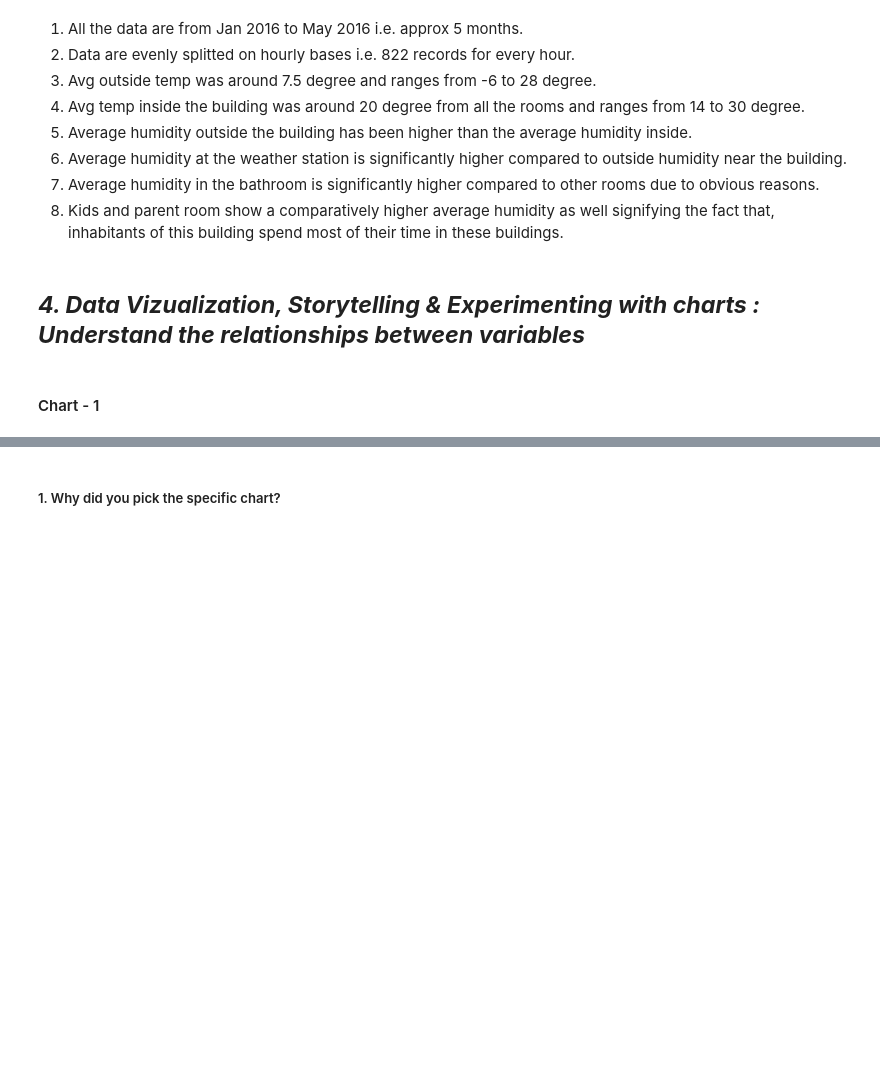
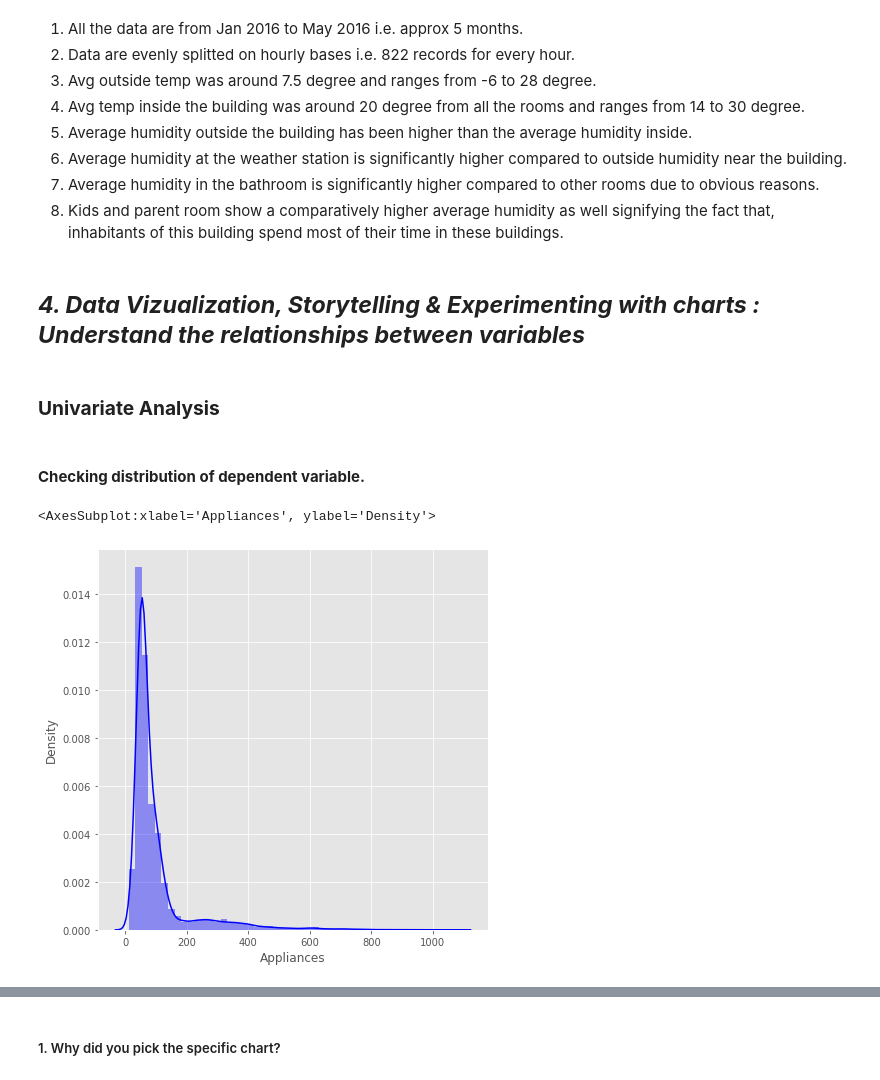
Before and after one commit to ishanbarway/Appliance-Energy-Prediction, a Jupyter notebook: Appliance_Energy_Prediction_Individual_Project.ipynb, the cells around one changed output, grey strips where cells are left out. Drawn from its saved outputs; the diff is of its cells as text; code cells hidden in the pictures; blank space fills up the shorter version.

```diff
--- a/Appliance_Energy_Prediction_Individual_Project.ipynb
+++ b/Appliance_Energy_Prediction_Individual_Project.ipynb
@@ -503,5 +532,3 @@ df.describe()
 8. Kids and parent room show a comparatively higher average humidity as well signifying the fact that, inhabitants of this building spend most of their time in these buildings.
 # %% [markdown]
 ## ***4. Data Vizualization, Storytelling & Experimenting with charts : Understand the relationships between variables***
-# %% [markdown]
-#### Chart - 1
@@ -509,0 +535,11 @@ df.describe()
+# %% [markdown]
+### **Univariate Analysis**
+# %% [markdown]
+#### **Checking distribution of dependent variable.**
+# %%
+# Dependent variable 'Appliances'
+plt.figure(figsize=(7,7))
+sns.distplot(df['Appliances'], color="b")
+# %% [output]
+<AxesSubplot:xlabel='Appliances', ylabel='Density'>
+[figure, added]
```
Also changed, not shown: parts of 46 cells of this notebook.
